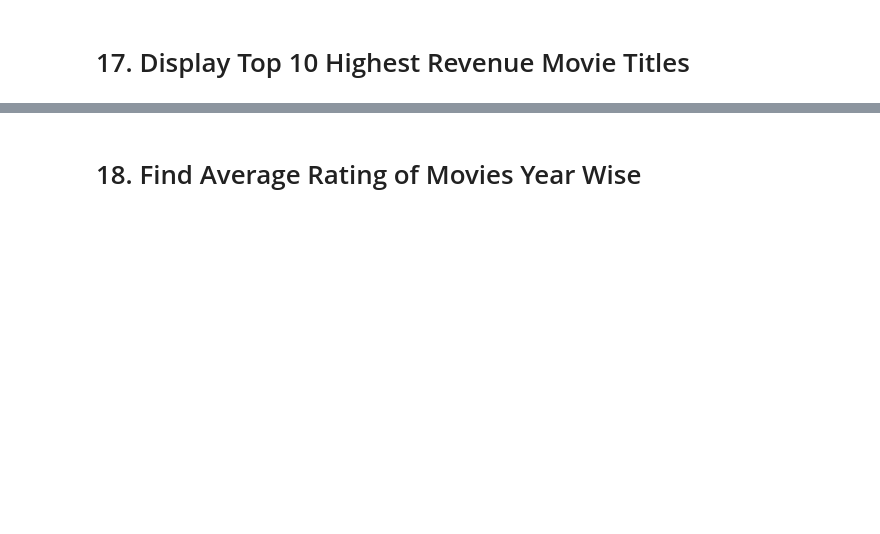
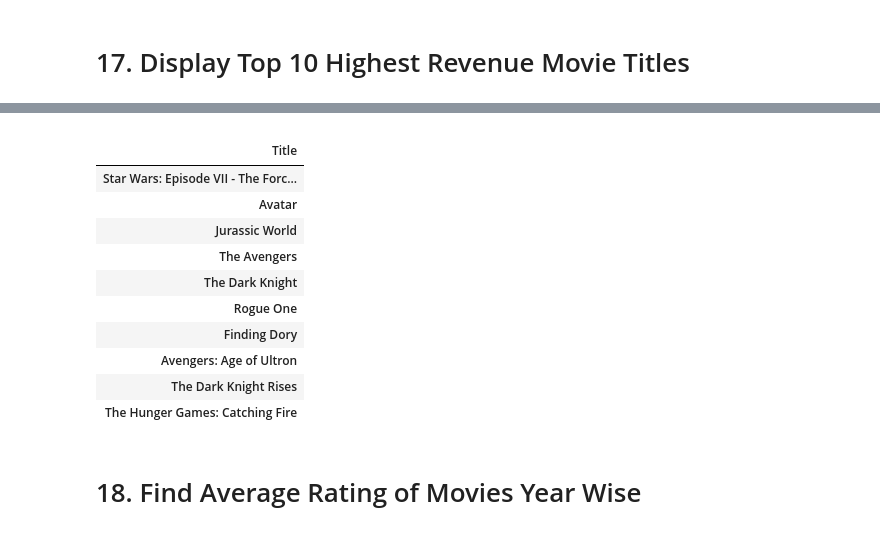
Before and after one commit to Abricos-gt/Data_Science_projects, a Jupyter notebook: IMDB Movie Dataset Exercise.ipynb, the cells around one changed output, grey strips where cells are left out. Cells and saved outputs as stored; diff of their text form; code cells hidden in the pictures; blank space fills up the shorter version.

```diff
--- a/IMDB Movie Dataset Exercise.ipynb
+++ b/IMDB Movie Dataset Exercise.ipynb
@@ -369,2 +377,17 @@ df.nlargest(10 , 'Rating')
+# %%
+df.nlargest(10 , 'Revenue (Millions)') [['Title']].set_index('Title')
+# %% [output]
+|  |
+| Title |
+| Star Wars: Episode VII - The Forc... |
+| Avatar |
+| Jurassic World |
+| The Avengers |
+| The Dark Knight |
+| Rogue One |
+| Finding Dory |
+| Avengers: Age of Ultron |
+| The Dark Knight Rises |
+| The Hunger Games: Catching Fire |
 # %% [markdown]
 # 18.  Find Average Rating of Movies Year Wise
```
Also changed, not shown: parts of 11 cells of this notebook.
